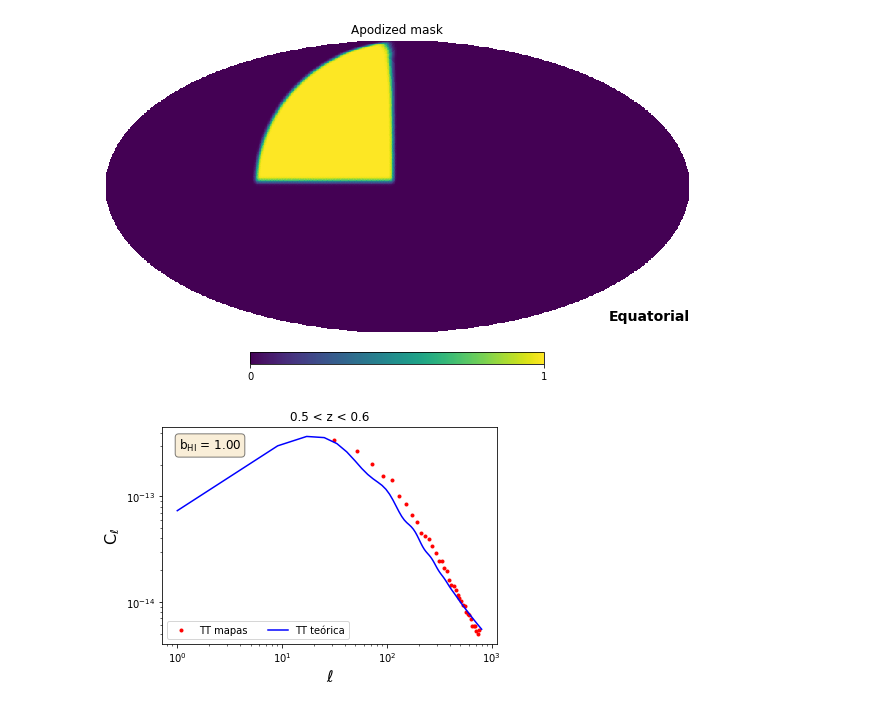
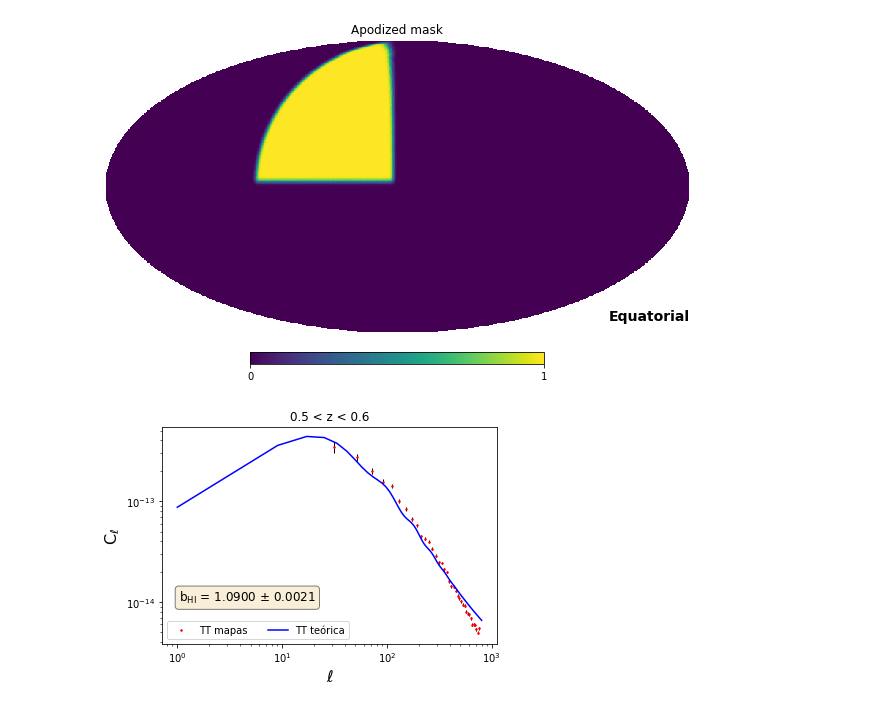
Before and after one commit to davfer12/Cosmolog-a-con-cartografiados-extragal-acticos-en-radiotelescopios, a Jupyter notebook: Correlacion_0_5_0_6_catalogo_completo.ipynb, the cells around one changed output. Saved outputs shown, nothing was run; the diff lists cells and outputs as text; code cells hidden in the pictures.

```diff
--- a/Correlacion_0_5_0_6_catalogo_completo.ipynb
+++ b/Correlacion_0_5_0_6_catalogo_completo.ipynb
@@ -8,7 +8,7 @@ cosmo = pyccl.core.Cosmology(Omega_c=0.206, Omega_b=0.044, h=0.7, n_s=0.95, sigm
 # %%
 mascara = hp.read_map("/afs/ciemat.es/user/d/davfer/public/mascara_map.fits", verbose=False)
 pix_ocupados = np.where(mascara == 1)[0]
-T = hp.read_map("/scratch/davfer/Cosmohub/Mollview_T_HI_0_5_0_6_catalogo_completo_jupyter.fits", field=0, verbose=False)
+T = hp.read_map("/scratch/davfer/Cosmohub/Mollview_T_HI_0_5_0_6_disp_catalogo_completo_jupyter.fits", field=0, verbose=False)
 T_mean = np.mean(T[pix_ocupados])
 Delta_T = T - T_mean
 # %%
@@ -35,8 +35,12 @@ f_0 = nmt.NmtField(mask, [Delta_T])
 # Initialize binning scheme with 20 ells per bandpower
 b = nmt.NmtBin.from_nside_linear(nside, 20)
 ell_arr = b.get_effective_ells()
+i_primeros_puntos = np.where(ell_arr < 400)[0]
+#ell_arr_primeros_puntos = ell_arr[i_primeros_puntos]
 delta_ell_arr = ell_arr[1:]-ell_arr[:-1]
 delta_ell_arr = np.append(delta_ell_arr,delta_ell_arr[-1])
+#delta_ell_arr_primeros_puntos = ell_arr_primeros_puntos[1:]-ell_arr_primeros_puntos[:-1]
+#delta_ell_arr_primeros_puntos = np.append(delta_ell_arr_primeros_puntos,delta_ell_arr_primeros_puntos[-1])
 # Compute MASTER estimator
 # spin-0 x spin-0
 cl_00 = nmt.compute_full_master(f_0, f_0, b)
@@ -46,8 +50,8 @@ cl_00 = nmt.compute_full_master(f_0, f_0, b)
 #cl_22 = nmt.compute_full_master(f_2, f_2, b)
 
 #Teorico (pyccl)
-z = np.loadtxt('/scratch/davfer/Cosmohub/z_array_0_5_0_6.txt')
-N_z = np.loadtxt('/scratch/davfer/Cosmohub/z_hist_0_5_0_6.txt')
+z = np.loadtxt('/scratch/davfer/Cosmohub/z_array_0_5_0_6_disp.txt')
+N_z = np.loadtxt('/scratch/davfer/Cosmohub/z_hist_0_5_0_6_disp.txt')
 dndz = (z,N_z)
 ell = np.linspace(1,800,100)
 
@@ -63,7 +67,7 @@ for i in range(len(bias_valores)):
     l_limber = -1.0
     p_of_k_a = None
     cl = pyccl.cls.angular_cl(cosmo, cltracer1, cltracer2, ell_arr, p_of_k_a, l_limber)*T_mean**2
-    chi_2 = sum((cl_00[0]-bias_valores[i]*cl)**2*(2*ell_arr+1)*delta_ell_arr*(1/8)/(2*cl_00[0]**2))
+    chi_2 = sum((cl_00[0][i_primeros_puntos]-bias_valores[i]*cl[i_primeros_puntos])**2*(2*ell_arr[i_primeros_puntos]+1)*delta_ell_arr[i_primeros_puntos]*(1/8)/(2*cl_00[0][i_primeros_puntos]**2))
     Chi_2.append(chi_2)
 Chi_2 = np.array(Chi_2)
 i_optimo = np.where(Chi_2 == min(Chi_2))[0]
@@ -75,33 +79,49 @@ cltracer2 = cltracer1
 limber_integration_method = 'qag_quad'
 l_limber = -1.0
 p_of_k_a = None
+cl_ell_arr = pyccl.cls.angular_cl(cosmo, cltracer1, cltracer2, ell_arr, p_of_k_a, l_limber)*T_mean**2
+Var = 2*cl_ell_arr**2/((1/8)*(2*ell_arr+1)*delta_ell_arr)
+Sigma = np.sqrt(Var)
 cl = pyccl.cls.angular_cl(cosmo, cltracer1, cltracer2, ell, p_of_k_a, l_limber)*T_mean**2
 # %% [output]
 [figure]
+# %%
+#Ahora mismo está restringida a l < lmax = 400 porque la Chi_2_fun se definió así
+Likelihood_no_norm = np.exp(-Chi_2/2)
+Norm = 1/(np.sum(Likelihood_no_norm*0.01))
+Likelihood = Norm*Likelihood_no_norm
+Mean = np.sum(Likelihood*bias_valores*0.01)
+Varianza_bias = np.sum(Likelihood*(bias_valores-Mean)**2*0.01)
+Error_bias = np.sqrt(Varianza_bias)
 # %%
+cl_datos = cl_00[0][1:]
+ell_datos =  ell_arr[1:]
+Sigma_datos = Sigma[1:]
+
 params = {'mathtext.default': 'regular' }
 # Plot results
-plt.plot(ell_arr, cl_00[0], 'r.', label='TT mapas')
+plt.plot(ell_datos, cl_datos, 'r.', markersize=3, label='TT mapas')
 plt.plot(ell,cl,'b-',label='TT teórica')
+plt.errorbar(ell_datos, cl_datos, yerr=Sigma_datos, fmt='None', ecolor='k',elinewidth=1)
 #plt.plot(ell_arr, np.fabs(cl_02[0]), 'g-', label='TE')
 #plt.plot(ell_arr, cl_22[0], 'b-', label='EE')
 #plt.plot(ell_arr, cl_22[3], 'y-', label='BB')
 plt.loglog()
 plt.xlabel('$\\ell$', fontsize=16)
 plt.ylabel('$C_\\ell$', fontsize=16)
 plt.legend(loc='best', ncol=2, labelspacing=0.1)
 plt.title('0.5 < z < 0.6')
 plt.rcParams.update(params)
 ax = plt.gca()
-textstr = r'$b_{{HI}}$ = {:.2f}'.format(bias_optimo[0])
+textstr = r'$b_{{HI}}$ = {:.4f} $\pm$ {:.4f}'.format(bias_optimo[0],Error_bias)
 
 # these are matplotlib.patch.Patch properties
 props = dict(boxstyle='round', facecolor='wheat', alpha=0.5)
 
 # place a text box in upper left in axes coords
-plt.text(0.05, 0.95, textstr, transform=ax.transAxes, fontsize=12,
+plt.text(0.05, 0.25, textstr, transform=ax.transAxes, fontsize=12,
         verticalalignment='top', bbox=props)
-plt.savefig('../Plots/Correlacion_T_HI_0_5_0_6_catalogo_completo.png',dpi=900)
+plt.savefig('../Plots/Correlacion_T_HI_0_5_0_6_disp_catalogo_completo.png',dpi=900)
 plt.show()
 # %% [output]
-[figure, old version]
+[figure, new version]
```
Also changed, not shown: 2 other files.
